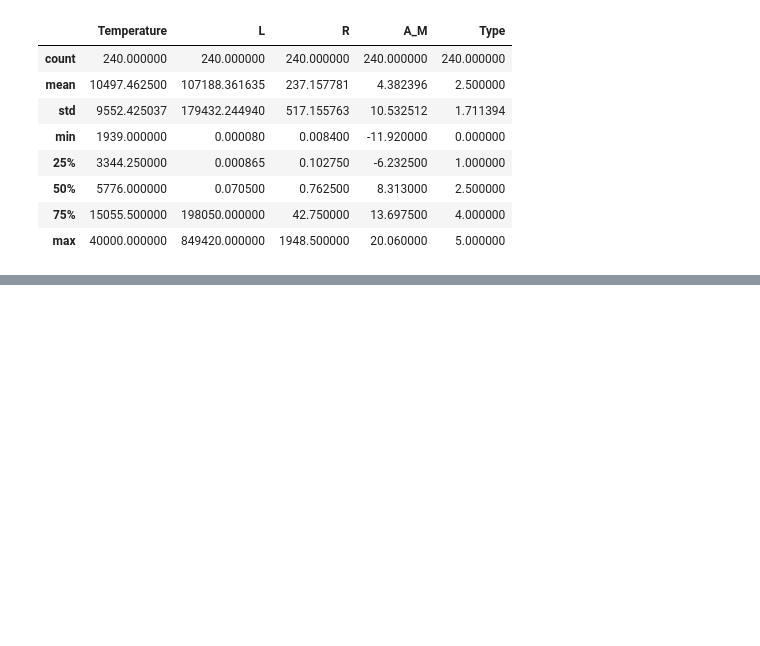
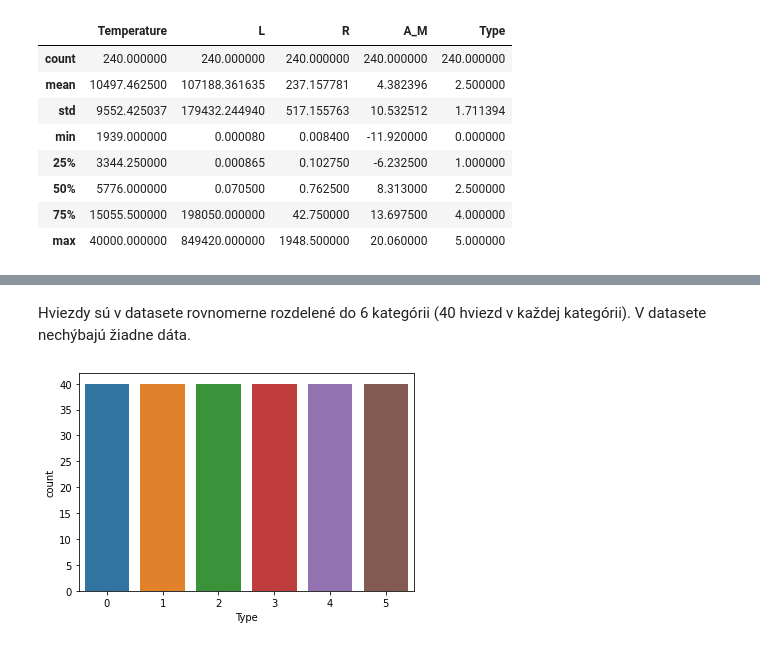
Before and after one commit to adamzv/Zverka_NS2021, a Jupyter notebook: zverka_stars_classification.ipynb, the cells around one changed output, grey strips where cells are left out. Cells and saved outputs as stored; diff of their text form; code cells hidden in the pictures; blank space fills up the shorter version.

```diff
--- a/zverka_stars_classification.ipynb
+++ b/zverka_stars_classification.ipynb
@@ -43,0 +140,7 @@ dataset.describe()
+# %% [markdown]
+Hviezdy sú v datasete rovnomerne rozdelené do 6 kategórii (40 hviezd v každej kategórii). V datasete nechýbajú žiadne dáta.
+# %%
+sns.countplot(x=dataset["Type"])
+plt.show()
+# %% [output]
+[figure, added]
```
Also changed, not shown: parts of 18 cells of this notebook.
